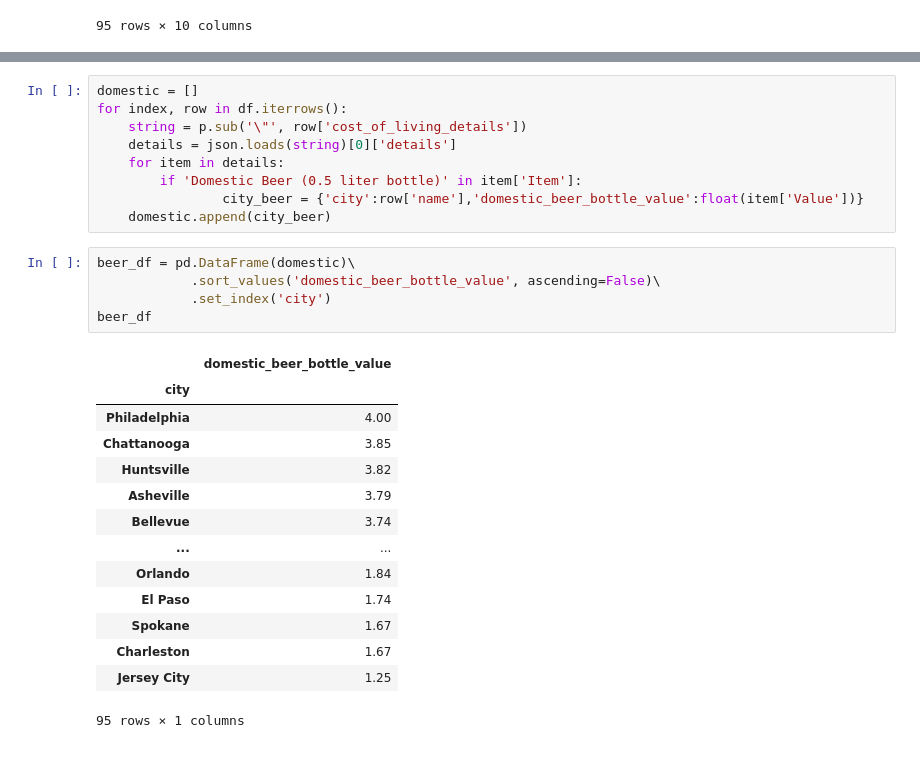
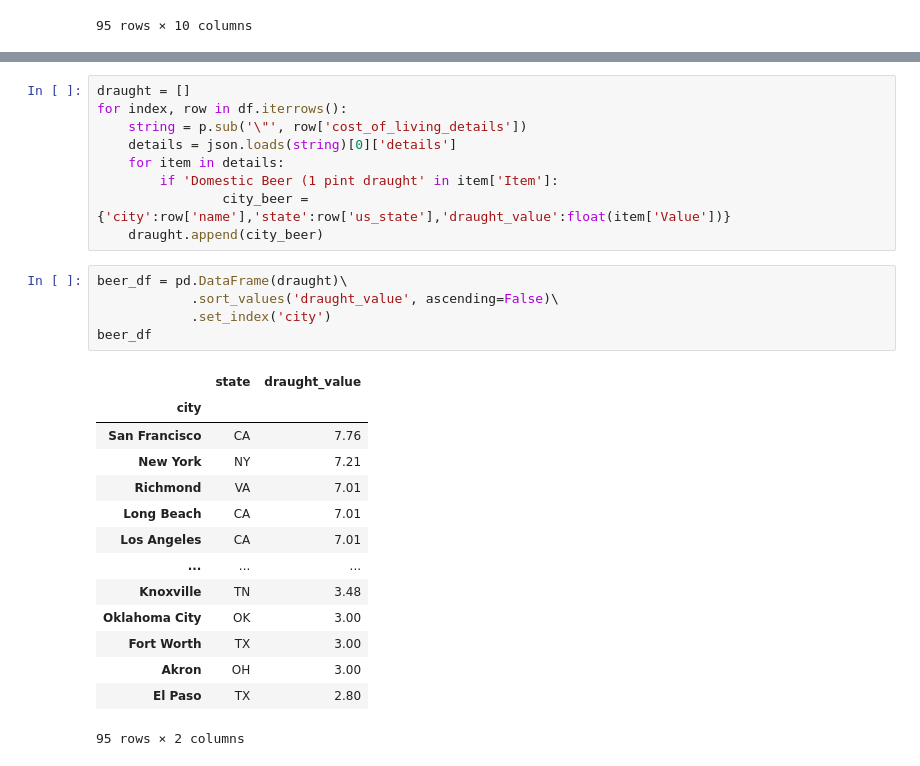
Before and after one commit to travis-tyler/cost_of_living, a Jupyter notebook: analysis/cost_of_beer.ipynb, the cells around one changed output, grey strips where cells are left out. Drawn from its saved outputs; the diff is of its cells as text.

```diff
--- a/analysis/cost_of_beer.ipynb
+++ b/analysis/cost_of_beer.ipynb
@@ -54,31 +54,31 @@ beer_cities
     'Range': '1.0-4.0',
     'Value': '2.08'}]}]
 # %%
-domestic = []
+draught = []
 for index, row in df.iterrows():
     string = p.sub('\"', row['cost_of_living_details'])
     details = json.loads(string)[0]['details']
     for item in details:
-        if 'Domestic Beer (0.5 liter bottle)' in item['Item']:
-                city_beer = {'city':row['name'],'domestic_beer_bottle_value':float(item['Value'])}
-    domestic.append(city_beer)
+        if 'Domestic Beer (1 pint draught' in item['Item']:
+                city_beer = {'city':row['name'],'state':row['us_state'],'draught_value':float(item['Value'])}
+    draught.append(city_beer)
 # %%
-beer_df = pd.DataFrame(domestic)\
-            .sort_values('domestic_beer_bottle_value', ascending=False)\
+beer_df = pd.DataFrame(draught)\
+            .sort_values('draught_value', ascending=False)\
             .set_index('city')
 beer_df
 # %% [output]
-|  | domestic_beer_bottle_value |
-| city |  |
-| Philadelphia | 4.00 |
-| Chattanooga | 3.85 |
-| Huntsville | 3.82 |
-| Asheville | 3.79 |
-| Bellevue | 3.74 |
-| ... | ... |
-| Orlando | 1.84 |
-| El Paso | 1.74 |
-| Spokane | 1.67 |
-| Charleston | 1.67 |
-| Jersey City | 1.25 |
+|  | state | draught_value |
+| city |  |  |
+| San Francisco | CA | 7.76 |
+| New York | NY | 7.21 |
+| Richmond | VA | 7.01 |
+| Long Beach | CA | 7.01 |
+| Los Angeles | CA | 7.01 |
+| ... | ... | ... |
+| Knoxville | TN | 3.48 |
+| Oklahoma City | OK | 3.00 |
+| Fort Worth | TX | 3.00 |
+| Akron | OH | 3.00 |
+| El Paso | TX | 2.80 |
-95 rows × 1 columns
+95 rows × 2 columns
```
Also changed, not shown: parts of 7 cells of this notebook.
